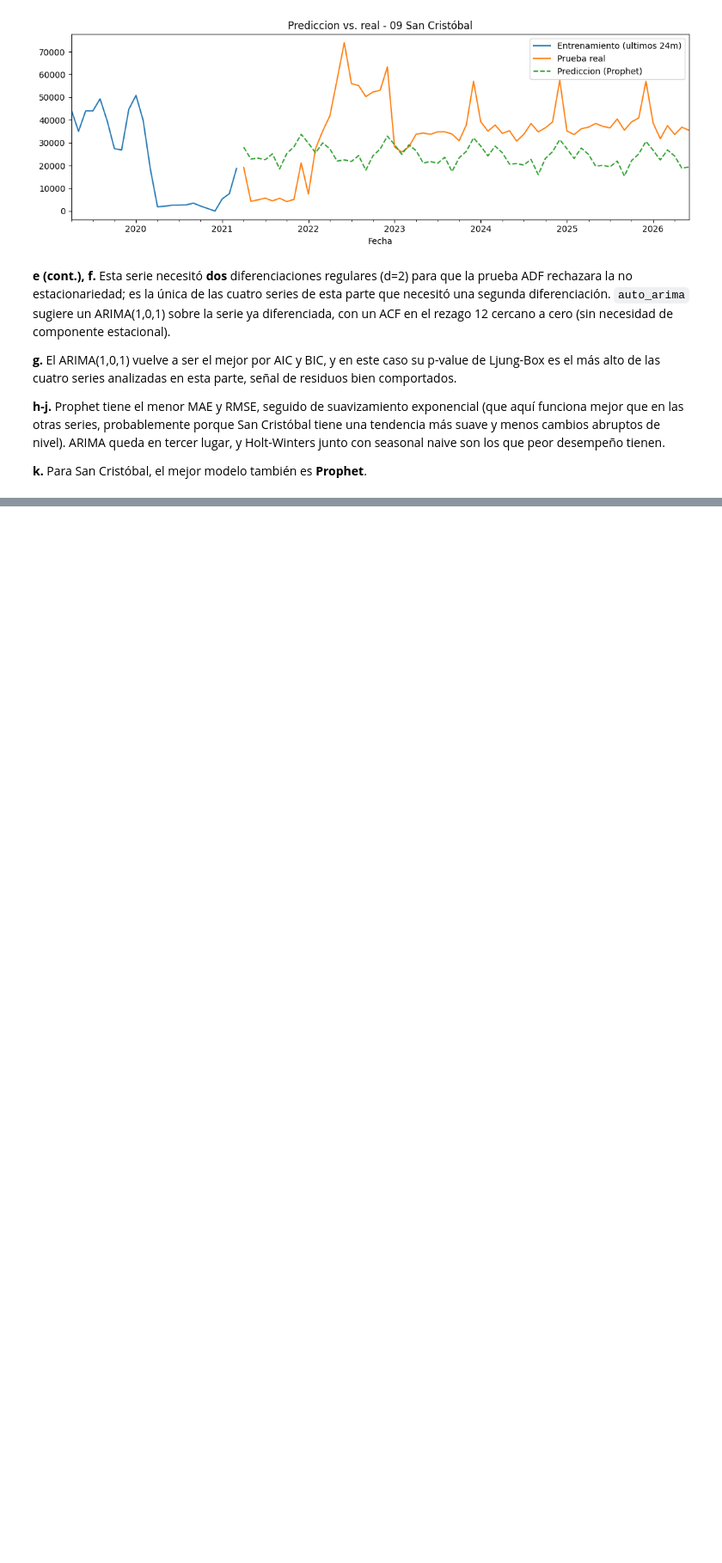
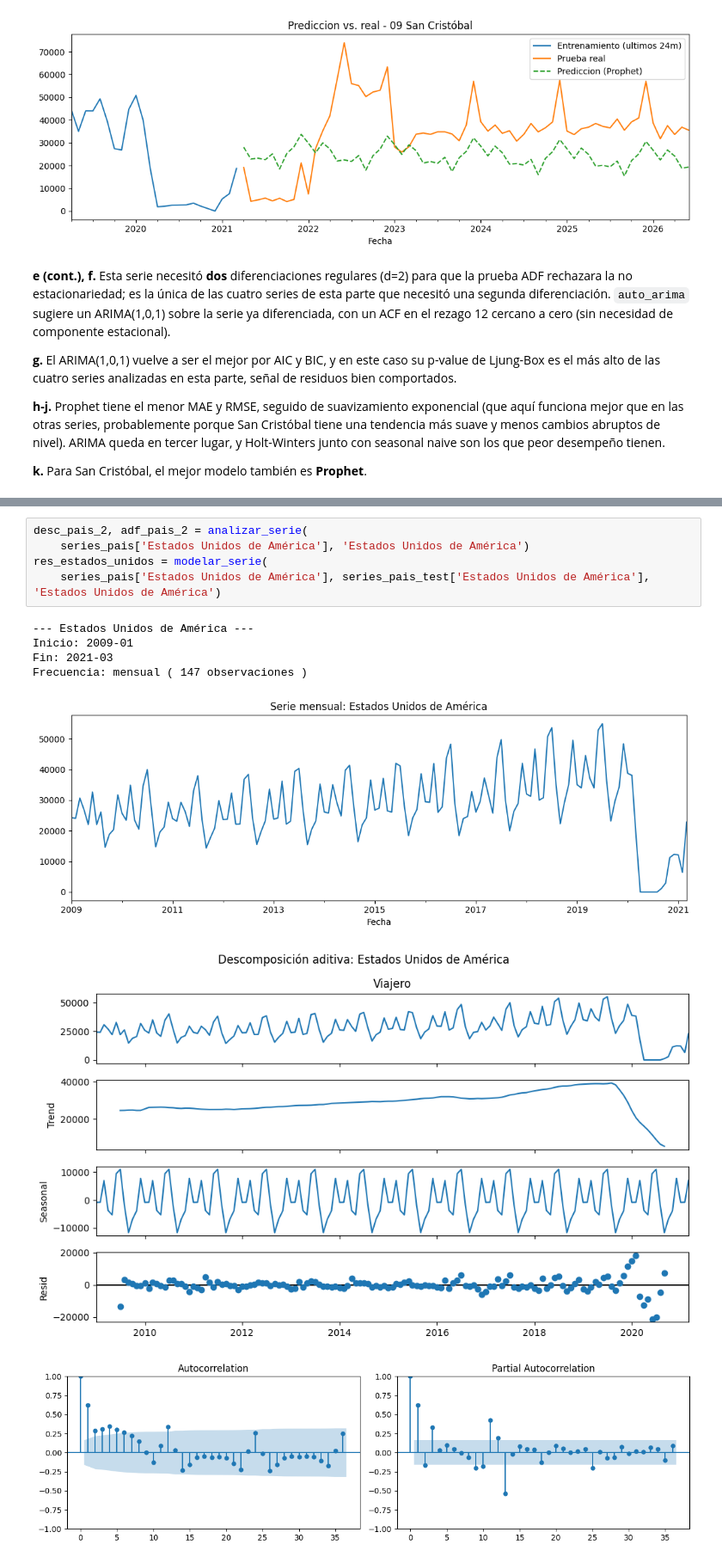
Before and after one commit to Qu3zada22/Laboratorio1-ds, a Jupyter notebook: lab1.ipynb, the cells around one changed output, grey strips where cells are left out. Shown at 86% size. Cells and saved outputs as stored; diff of their text form; blank space fills up the shorter version.

```diff
--- a/lab1.ipynb
+++ b/lab1.ipynb
@@ -822,0 +868,13 @@ Holt-Winters        34087.924134  37485.395275  2616.663796  2664.510717
+# %%
+desc_pais_2, adf_pais_2 = analizar_serie(
+    series_pais['Estados Unidos de América'], 'Estados Unidos de América')
+res_estados_unidos = modelar_serie(
+    series_pais['Estados Unidos de América'], series_pais_test['Estados Unidos de América'], 'Estados Unidos de América')
+# %% [output]
+--- Estados Unidos de América ---
+Inicio: 2009-01
+Fin: 2021-03
+Frecuencia: mensual ( 147 observaciones )
+[figure, added]
+[figure, added]
+[figure, added]
```
Also changed, not shown: parts of 25 cells of this notebook, 2 other files.
